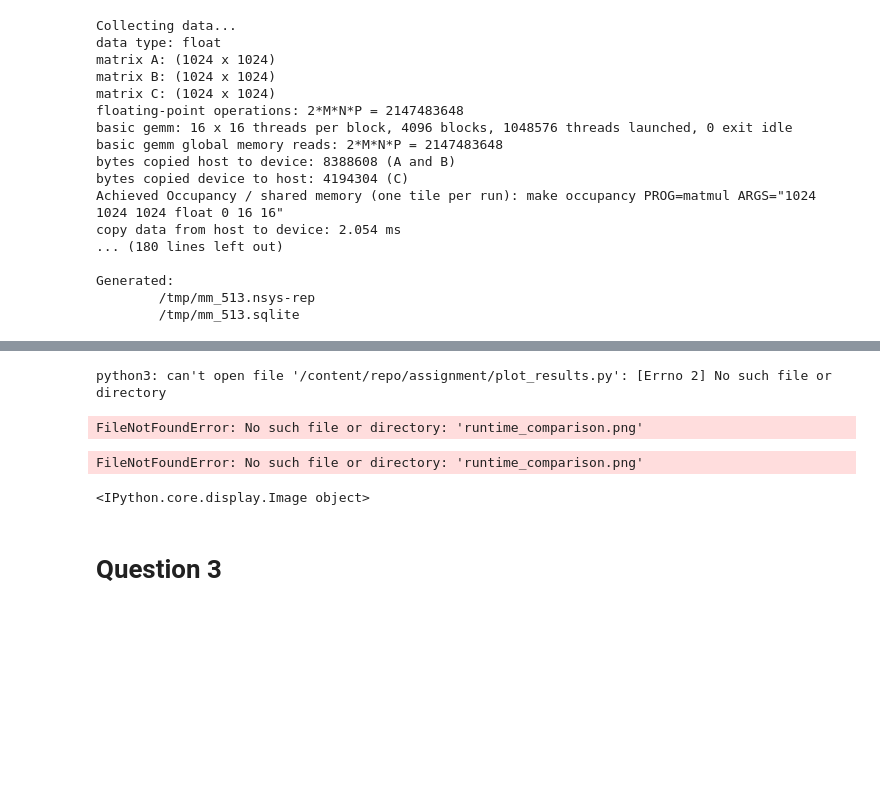
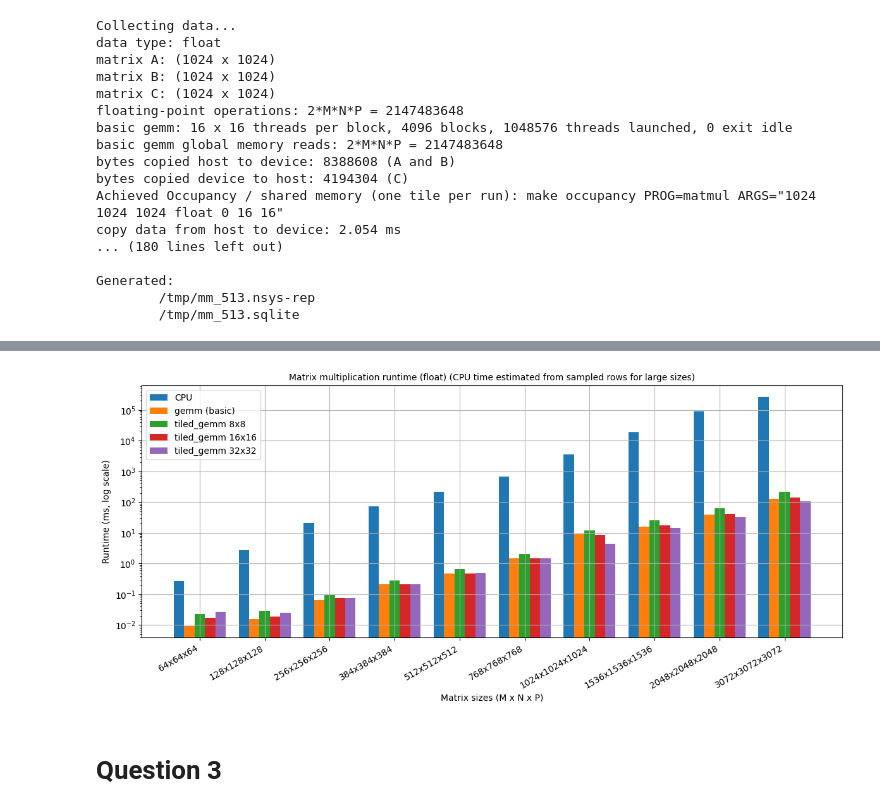
Before and after one commit to tattack99/DD2360-assignment-2, a Jupyter notebook: colab.ipynb, the cells around one changed output, grey strips where cells are left out. Cells and saved outputs as stored; diff of their text form; code cells hidden in the pictures; blank space fills up the shorter version.

```diff
--- a/colab.ipynb
+++ b/colab.ipynb
@@ -258,12 +258,45 @@ CSV,float,3072,3072,3072,247643.250,1,133.7619,8,8,220.1311,16,16,142.6344,32,32
 # %%
-!python3 plot_results.py results.csv
-from IPython.display import Image
-Image("runtime_comparison.png")
+import numpy as np
+import matplotlib.pyplot as plt
+
+rows = []
+for line in open("results.csv"):
+    f = line.strip().split(",")
+    if len(f) < 8 or f[0] != "CSV":
+        continue
+    rec = {"type": f[1], "M": int(f[2]), "N": int(f[3]), "P": int(f[4]),
+           "cpu": float(f[5]), "est": f[6] == "1", "gemm": float(f[7]), "tiled": {}}
+    rest = f[8:]
+    for i in range(0, len(rest) - 2, 3):
+        rec["tiled"][f"{rest[i]}x{rest[i+1]}"] = float(rest[i + 2])
+    rows.append(rec)
+
+tiles = list(rows[0]["tiled"].keys())
+series = [("CPU", [r["cpu"] for r in rows]),
+          ("gemm (basic)", [r["gemm"] for r in rows])]
+for t in tiles:
+    series.append((f"tiled_gemm {t}", [r["tiled"].get(t, np.nan) for r in rows]))
+
+labels = [f"{r['M']}x{r['N']}x{r['P']}" for r in rows]
+x = np.arange(len(rows))
+w = 0.8 / len(series)
+fig, ax = plt.subplots(figsize=(12, 5.5))
+for i, (name, vals) in enumerate(series):
+    ax.bar(x + i * w - 0.4 + w / 2, vals, w, label=name)
+ax.set_yscale("log")
+ax.set_xticks(x)
+ax.set_xticklabels(labels, rotation=30, ha="right")
+ax.set_xlabel("Matrix sizes (M x N x P)")
+ax.set_ylabel("Runtime (ms, log scale)")
+note = " (CPU time estimated from sampled rows for large sizes)" if any(r["est"] for r in rows) else ""
+ax.set_title(f"Matrix multiplication runtime ({rows[0]['type']}){note}", fontsize=10)
+ax.legend()
+plt.tight_layout()
+plt.savefig("runtime_comparison.png", dpi=150)
+plt.grid()
+plt.show()
 # %% [output]
-python3: can't open file '/content/repo/assignment/plot_results.py': [Errno 2] No such file or directory
-FileNotFoundError: No such file or directory: 'runtime_comparison.png'
-FileNotFoundError: No such file or directory: 'runtime_comparison.png'
-<IPython.core.display.Image object>
+[figure, added]
 # %% [markdown]
 # Question 3
 # %%
```
Also changed, not shown: parts of 2 cells of this notebook.
